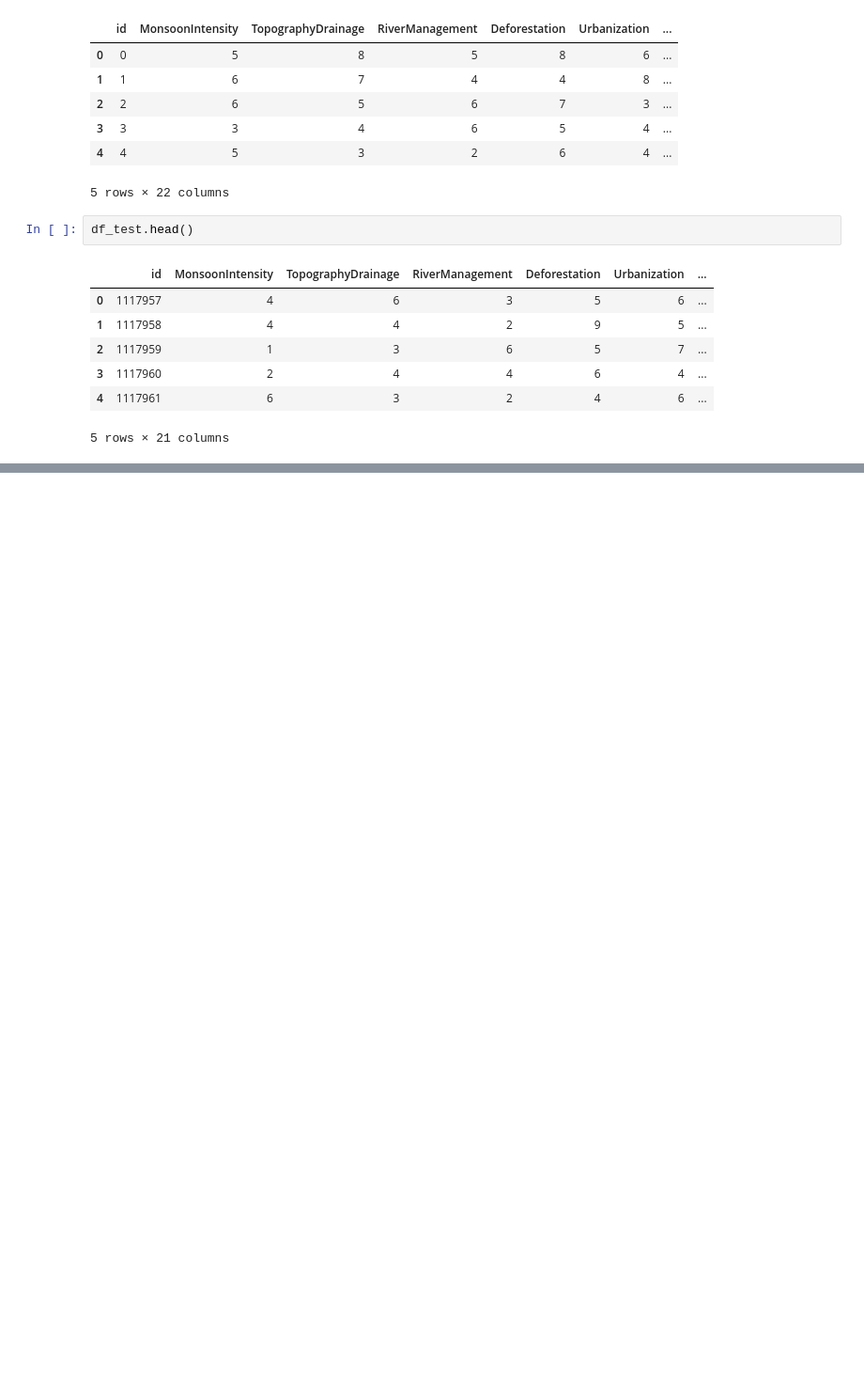
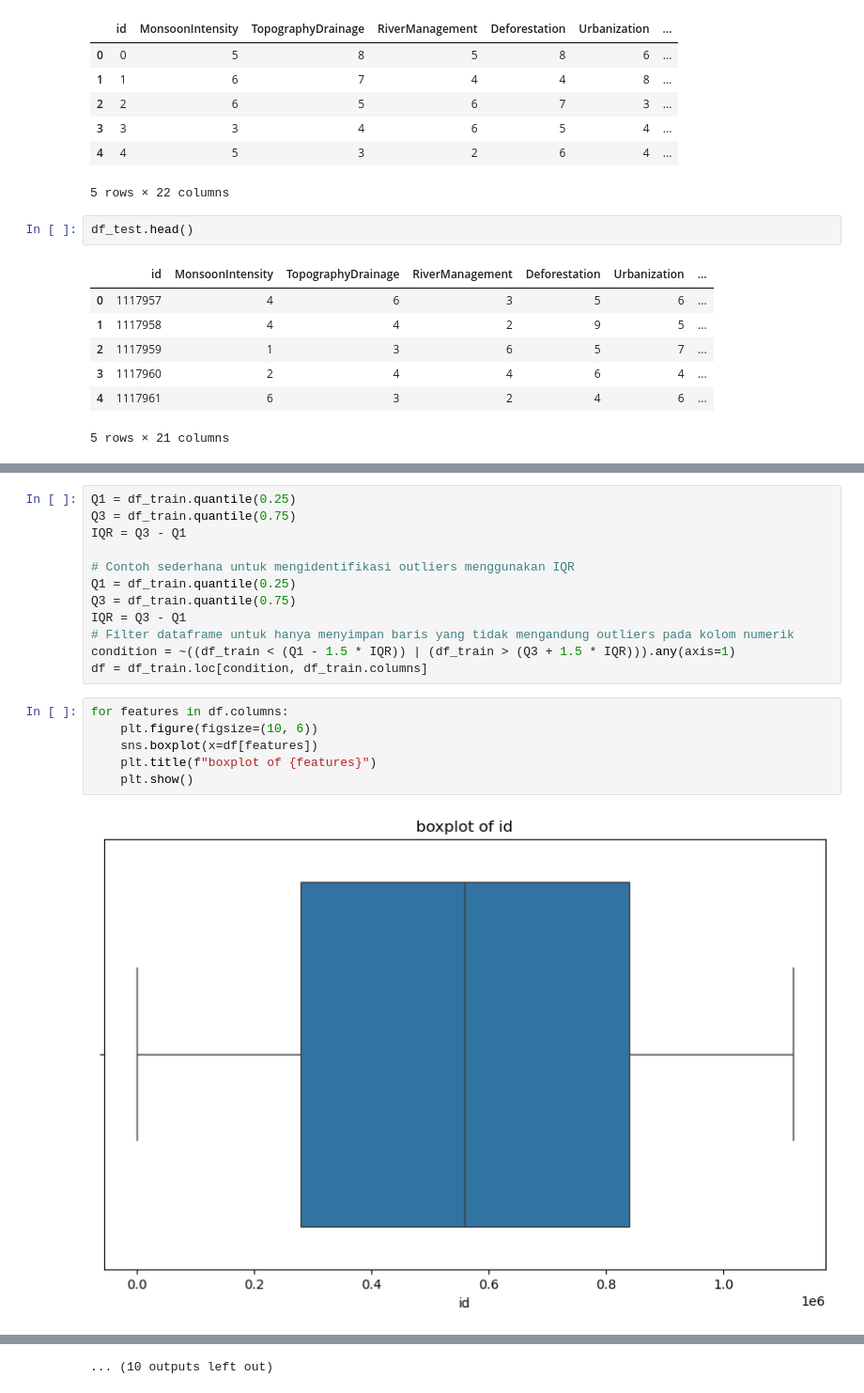
Before and after one commit to TurmaeUrsorum/repo_dicoding, a Jupyter notebook: 3. Belajar Machine Learning untuk Pemula/5. Supervised Learning - Regresi/regresi.ipynb, the cells around one changed output, grey strips where cells are left out. Shown at 94% size. Drawn from its saved outputs; the diff is of its cells as text; blank space fills up the shorter version.

Commit message:
yang XGBoost belom kelar

```diff
--- a/3. Belajar Machine Learning untuk Pemula/5. Supervised Learning - Regresi/regresi.ipynb
+++ b/3. Belajar Machine Learning untuk Pemula/5. Supervised Learning - Regresi/regresi.ipynb
@@ -28,0 +91,20 @@ df_test.head()
+# %%
+Q1 = df_train.quantile(0.25)
+Q3 = df_train.quantile(0.75)
+IQR = Q3 - Q1
+
+# Contoh sederhana untuk mengidentifikasi outliers menggunakan IQR
+Q1 = df_train.quantile(0.25)
+Q3 = df_train.quantile(0.75)
+IQR = Q3 - Q1
+# Filter dataframe untuk hanya menyimpan baris yang tidak mengandung outliers pada kolom numerik
+condition = ~((df_train < (Q1 - 1.5 * IQR)) | (df_train > (Q3 + 1.5 * IQR))).any(axis=1)
+df = df_train.loc[condition, df_train.columns]
+# %%
+for features in df.columns:
+    plt.figure(figsize=(10, 6))
+    sns.boxplot(x=df[features])
+    plt.title(f"boxplot of {features}")
+    plt.show()
+# %% [output]
+[figure, added]
@@ -28,0 +122 @@ df_test.head()
+... (10 outputs left out)
```
Also changed, not shown: parts of 29 cells of this notebook.
